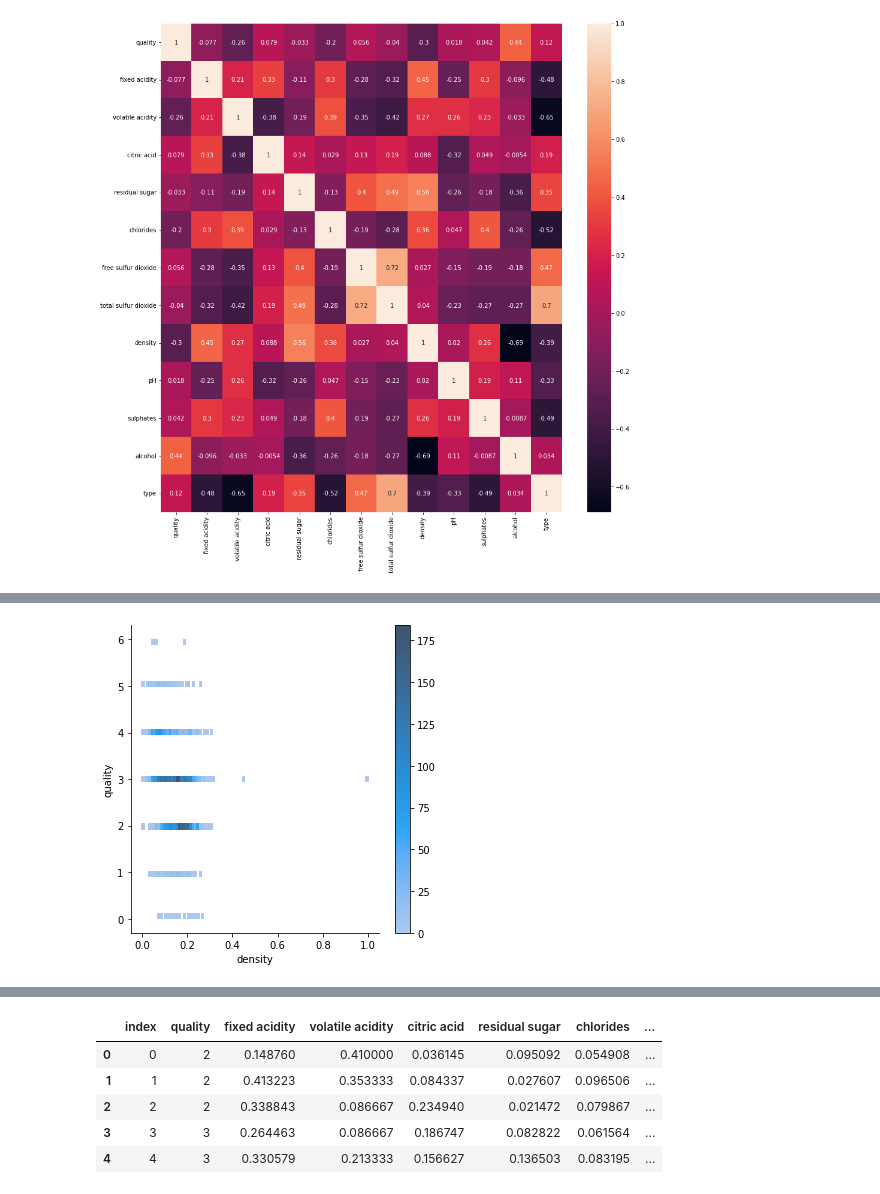
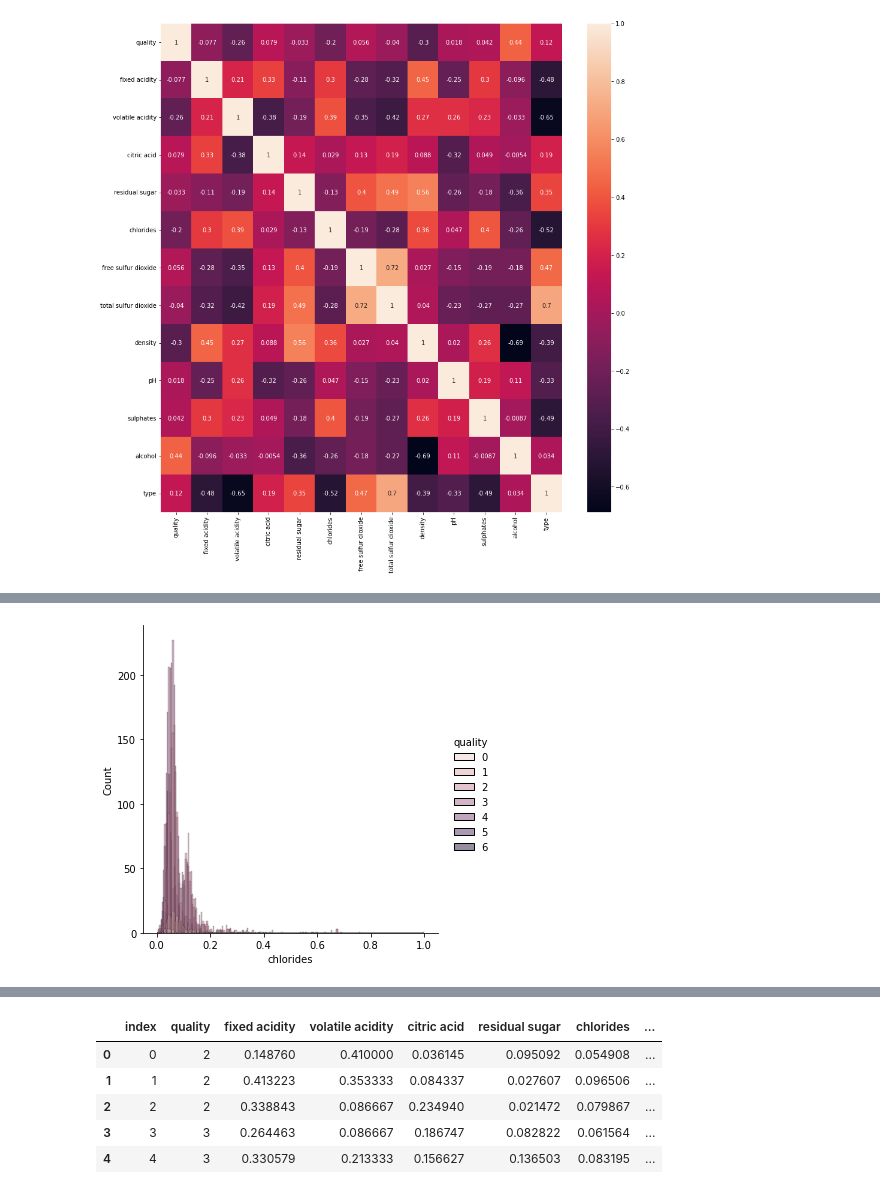
Before and after one commit to CreatePath/ML-Study, a Jupyter notebook: DeepLearning/Python_DeepLearning/my_wine_classification.ipynb, the cells around one changed output, grey strips where cells are left out. Cells and saved outputs as stored; diff of their text form; code cells hidden in the pictures.

```diff
--- a/DeepLearning/Python_DeepLearning/my_wine_classification.ipynb
+++ b/DeepLearning/Python_DeepLearning/my_wine_classification.ipynb
@@ -124,5 +163,5 @@ plt.show()
 # %%
-sns.displot(x='density', y='quality', cbar=True, data=train, kind='hist')
+sns.displot(x='chlorides', hue='quality',  data=train, kind='hist')
 plt.show()
 # %% [output]
-[figure, old version]
+[figure, new version]
```
Also changed, not shown: parts of 22 cells of this notebook, 1 other file.
